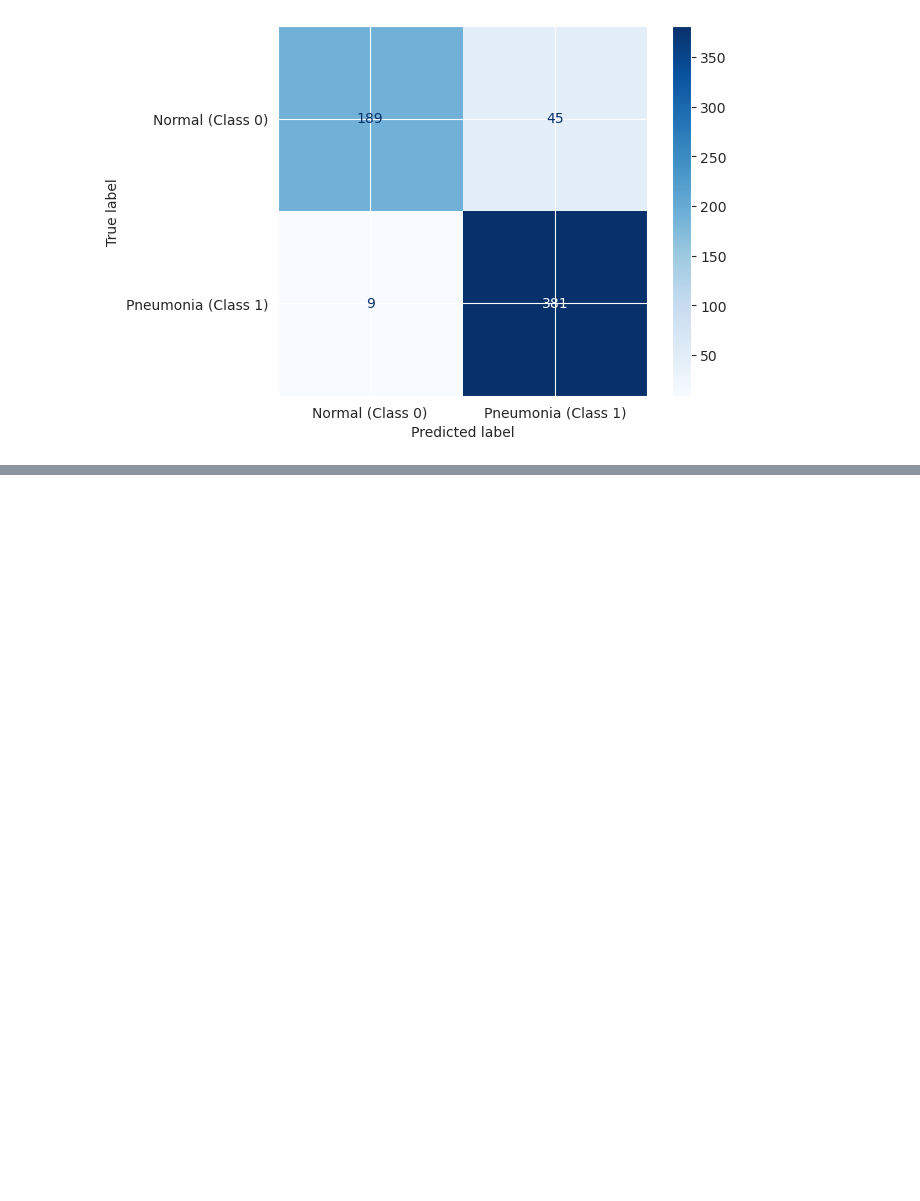
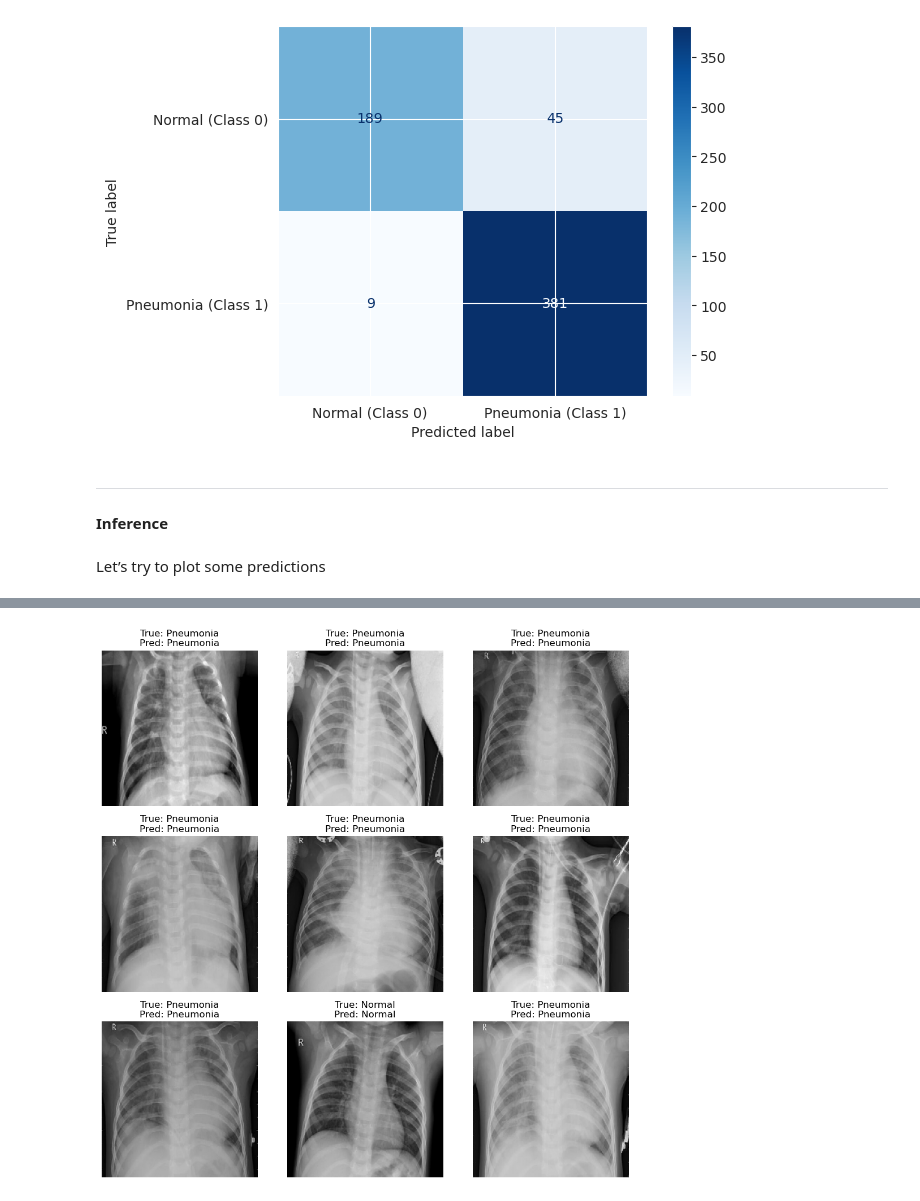
Before and after one commit to carlo-fioramanti/Progetto-ML, a Jupyter notebook: progetto.ipynb, the cells around one changed output, grey strips where cells are left out. Saved outputs shown, nothing was run; the diff lists cells and outputs as text; code cells hidden in the pictures; blank space fills up the shorter version.

```diff
--- a/progetto.ipynb
+++ b/progetto.ipynb
@@ -395,2 +408,2 @@ Testiamo per primo il modello con il primo tipo di data augmentation
 # %%
-cnn_model= load_model('/mnt/c/Users/carlo/Desktop/MAGISTRALE/MACHINE LEARNING/Progetto-ML/CNN1.keras')
+cnn_model1= load_model('/mnt/c/Users/carlo/Desktop/MAGISTRALE/MACHINE LEARNING/Progetto-ML/CNN1.keras')
@@ -543,3 +560,36 @@ Utilizzando soglia di 0.7
    macro avg       0.92      0.89      0.90       624
 weighted avg       0.92      0.91      0.91       624
 [figure]
+# %% [markdown]
+---
+#### Inference
+# %% [markdown]
+Let’s try to plot some predictions
+# %%
+# Get 9 random images from the test set
+x_test, y_test = next(test_generator)
+num_images = 9
+indices = np.random.choice(len(x_test), num_images, replace=False)
+sample_images = x_test[indices]
+sample_labels = y_test[indices]  # True labels
+predictions = cnn_model1.predict(sample_images)  # Model predictions
+
+# Convert predictions to binary classes (1 = Pneumonia, 0 = Normal)
+predicted_classes = (predictions > 0.5).astype(int).flatten()
+
+# Create the plot
+fig, axes = plt.subplots(3, 3, figsize=(10, 10))
+axes = axes.flatten()
+
+for i in range(num_images):
+    ax = axes[i]
+    ax.imshow(sample_images[i], cmap="gray")
+    true_label = "Normal" if sample_labels[i] == 0 else "Pneumonia"
+    pred_label = "Normal" if predicted_classes[i] == 0 else "Pneumonia"
+
+    ax.set_title(f"True: {true_label}\nPred: {pred_label}", fontsize=12, color="black")
+    ax.axis("off")
+
+plt.tight_layout()
+plt.show()
+# %% [output]
@@ -545,0 +597 @@ weighted avg       0.92      0.91      0.91       624
+[figure, added]
```
Also changed, not shown: parts of 50 cells of this notebook.
